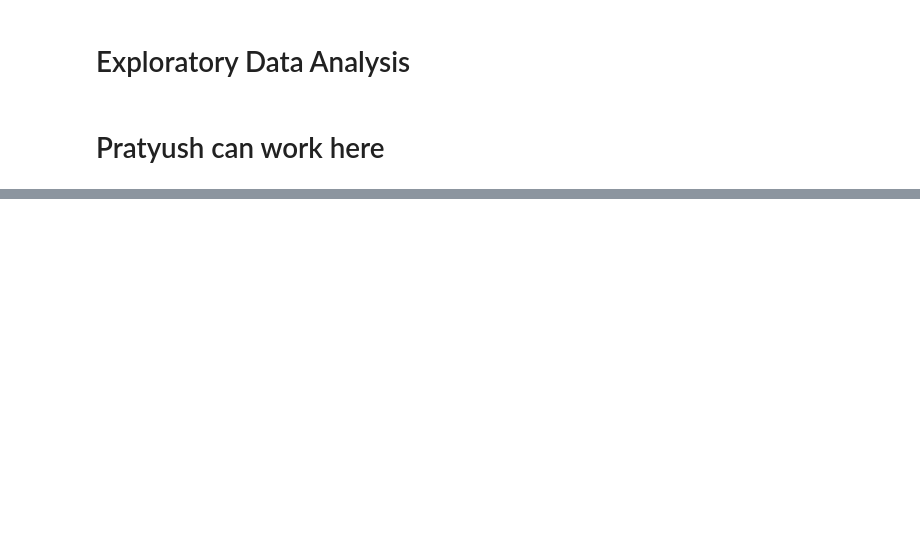
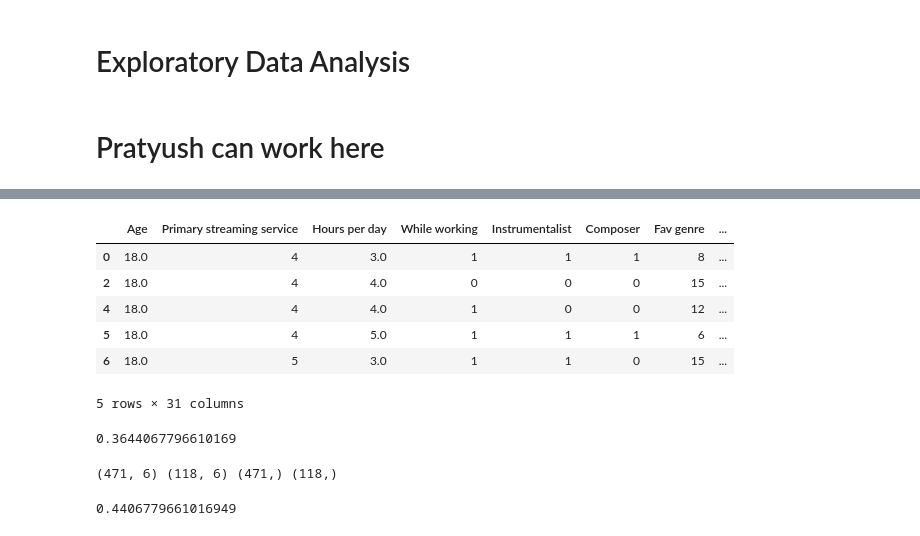
Before and after one commit to DivyanshTiwari23/BRSM_Project, a Jupyter notebook: BRSM_Project_Psyduck_2.ipynb, the cells around one changed output, grey strips where cells are left out. Cells and saved outputs as stored; diff of their text form; code cells hidden in the pictures; blank space fills up the shorter version.

Commit message:
ML Models

```diff
--- a/BRSM_Project_Psyduck_2.ipynb
+++ b/BRSM_Project_Psyduck_2.ipynb
@@ -277,0 +335,74 @@ plt.show()
+# %%
+# Convert the categorical columns to numerical columns
+
+df_c1['Anxiety_Class'] = df_c1['Anxiety_Class'].map({'Low': 0, 'Medium': 1, 'High': 2})
+df_c1['Depression_Class'] = df_c1['Depression_Class'].map({'Low': 0, 'Medium': 1, 'High': 2})
+df_c1['Insomnia_Class'] = df_c1['Insomnia_Class'].map({'Low': 0, 'Medium': 1, 'High': 2})
+df_c1['OCD_Class'] = df_c1['OCD_Class'].map({'Low': 0, 'Medium': 1, 'High': 2})
+
+df_c1.head()
+# %% [output]
+|  | Age | Primary streaming service | Hours per day | While working | Instrumentalist | Composer | Fav genre | ... |
+| 0 | 18.0 | 4 | 3.0 | 1 | 1 | 1 | 8 | ... |
+| 2 | 18.0 | 4 | 4.0 | 0 | 0 | 0 | 15 | ... |
+| 4 | 18.0 | 4 | 4.0 | 1 | 0 | 0 | 12 | ... |
+| 5 | 18.0 | 4 | 5.0 | 1 | 1 | 1 | 6 | ... |
+| 6 | 18.0 | 5 | 3.0 | 1 | 1 | 0 | 15 | ... |
+5 rows × 31 columns
+# %%
+# Predict the depression level based on the other columns
+
+# Split the data into train and test
+X_d = df_c1.drop(columns=['Depression_Class', 'Anxiety_Class', 'Insomnia_Class', 'OCD_Class'])
+y_d = df_c1['Depression_Class']
+
+X_train_d, X_test_d, y_train_d, y_test_d = train_test_split(X_d, y_d, test_size=0.2, random_state=42)
+
+
+# Normalize the data
+from sklearn.preprocessing import StandardScaler
+scaler = StandardScaler()
+X_train_d = scaler.fit_transform(X_train_d)
+
+# Use K Nearest Neighbors
+from sklearn.neighbors import KNeighborsClassifier
+
+knn = KNeighborsClassifier(n_neighbors=5)
+knn.fit(X_train_d, y_train_d)
+
+# Predict the values for the test data
+y_pred_d = knn.predict(X_test_d)
+
+# Check the accuracy of the model
+from sklearn.metrics import accuracy_score
+print(accuracy_score(y_test_d, y_pred_d))
+# %% [output]
+0.3644067796610169
+# %%
+# Drop some coliunms to see if the accuracy improves
+
+# Keep only Age, Hours per day
+X_a = df_c1[['Age', 'Hours per day', 'Fav genre', 'Instrumentalist', 'Composer', 'BPM']]
+y_a = df_c1['Anxiety_Class']
+
+from sklearn.preprocessing import StandardScaler
+# Normalize the data
+X_a = pd.DataFrame(StandardScaler().fit_transform(X_a), columns=X_a.columns)
+
+X_train_a, X_test_a, y_train_a, y_test_a = train_test_split(X_a, y_a, test_size=0.2, random_state=42)
+print(X_train_a.shape, X_test_a.shape, y_train_a.shape, y_test_a.shape)
+# %% [output]
+(471, 6) (118, 6) (471,) (118,)
+# %%
+# Using decision tree classifier
+dtc = DecisionTreeClassifier()
+dtc.fit(X_train_a, y_train_a)
+
+# Predict the values for the test data
+y_pred_a = dtc.predict(X_test_a)
+
+# Check the accuracy of the model
+from sklearn.metrics import accuracy_score
+print(accuracy_score(y_test_a, y_pred_a))
+# %% [output]
+0.4406779661016949
```
Also changed, not shown: parts of 14 cells of this notebook, 6 other files.
